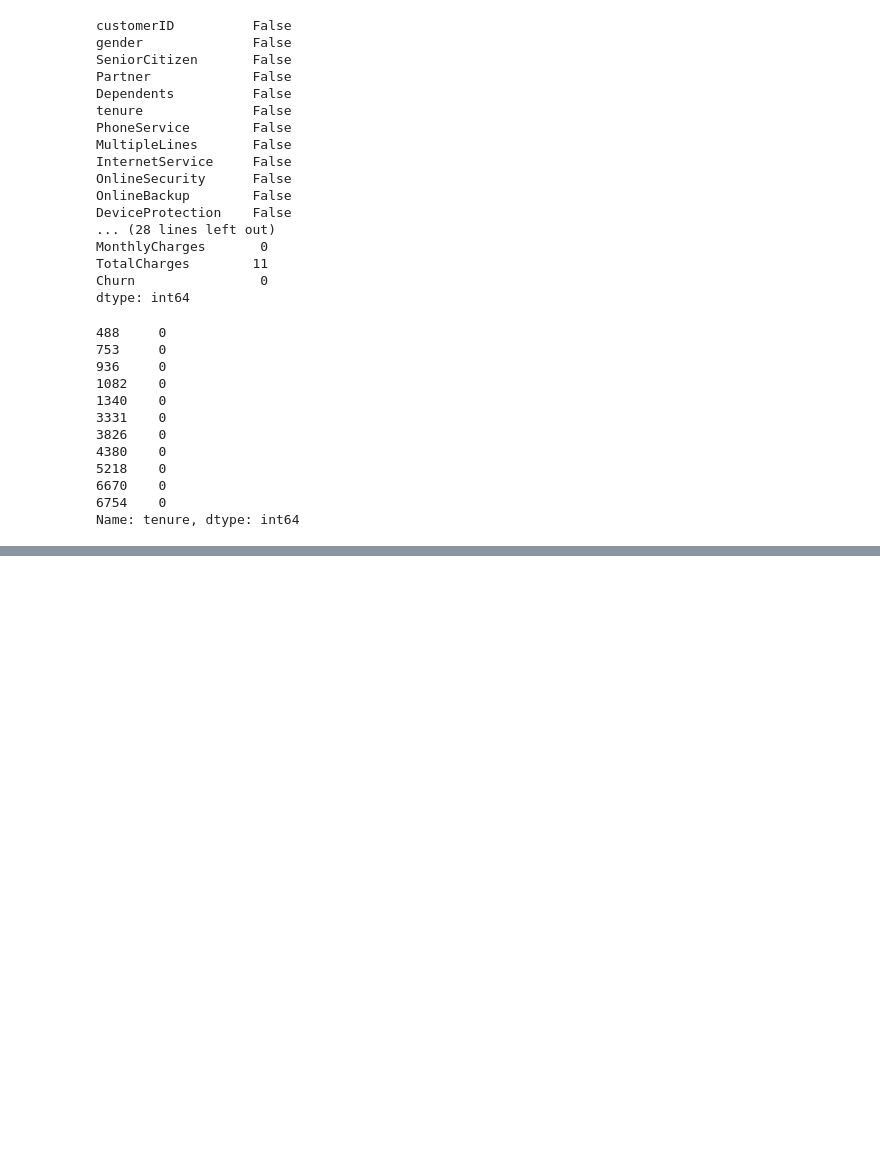
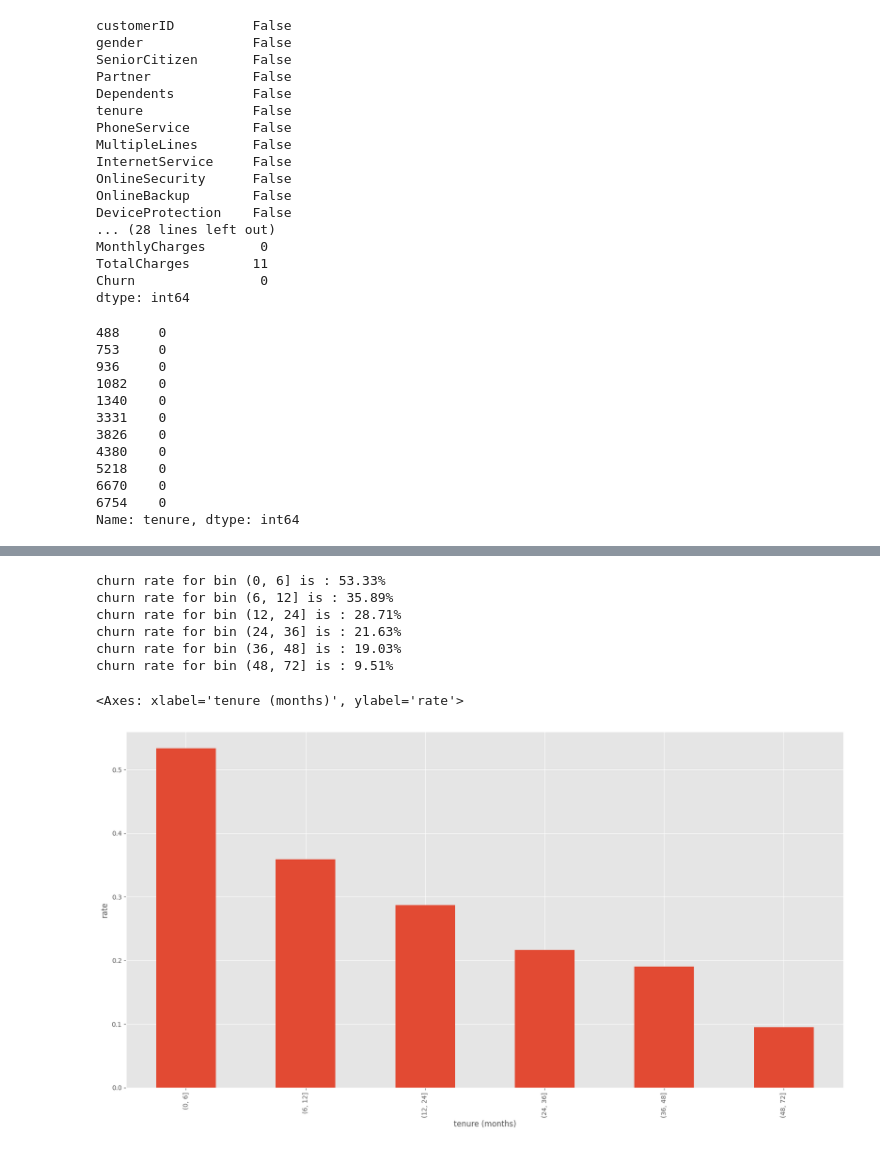
Before and after one commit to davidlvt6992/customer-churn-prediction, a Jupyter notebook: notebooks/01_eda.ipynb, the cells around one changed output, grey strips where cells are left out. Drawn from its saved outputs; the diff is of its cells as text; code cells hidden in the pictures; blank space fills up the shorter version.

```diff
--- a/notebooks/01_eda.ipynb
+++ b/notebooks/01_eda.ipynb
@@ -263,0 +397,21 @@ print(clean_df.query('MonthlyCharges * tenure > TotalCharges').shape[0])
+# %%
+for i in churn_by_tenure_bins_df.index:
+    churn_rate = churn_by_tenure_bins_df.loc[i,'Yes'] / churn_by_tenure_bins_df.loc[i, 'Total']
+    print(f"churn rate for bin {i} is : {churn_rate*100:.2f}%")
+
+churn_rate = churn_by_tenure_bins_df['Yes'] / churn_by_tenure_bins_df['Total']
+churn_rate.plot(kind='bar',
+                             # subplots=True,
+                             figsize=(20,10),
+                             xlabel='tenure (months)',
+                             ylabel='rate'
+                            )
+# %% [output]
+churn rate for bin (0, 6] is : 53.33%
+churn rate for bin (6, 12] is : 35.89%
+churn rate for bin (12, 24] is : 28.71%
+churn rate for bin (24, 36] is : 21.63%
+churn rate for bin (36, 48] is : 19.03%
+churn rate for bin (48, 72] is : 9.51%
+<Axes: xlabel='tenure (months)', ylabel='rate'>
+[figure, added]
```
Also changed, not shown: parts of 43 cells of this notebook.
